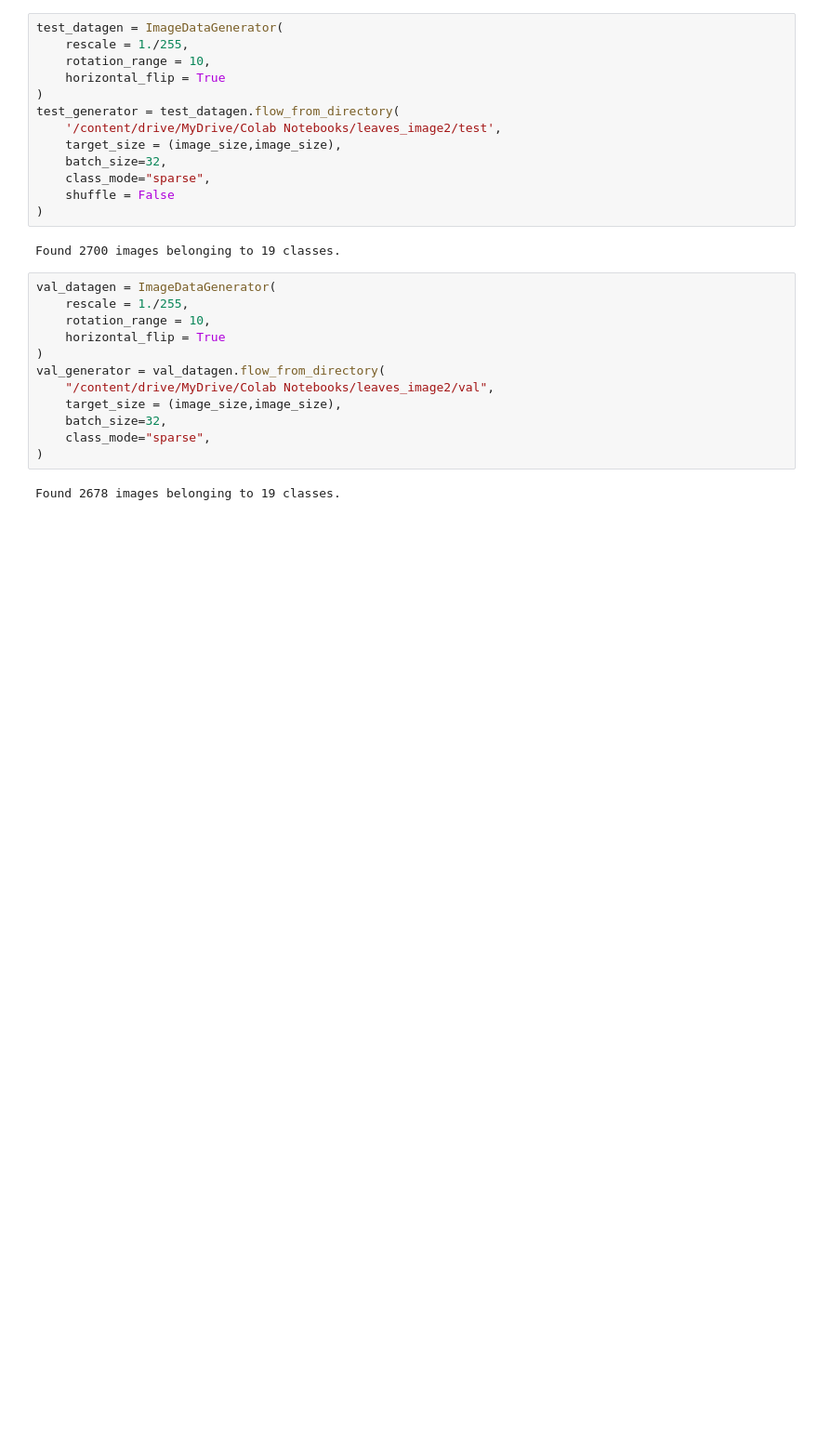
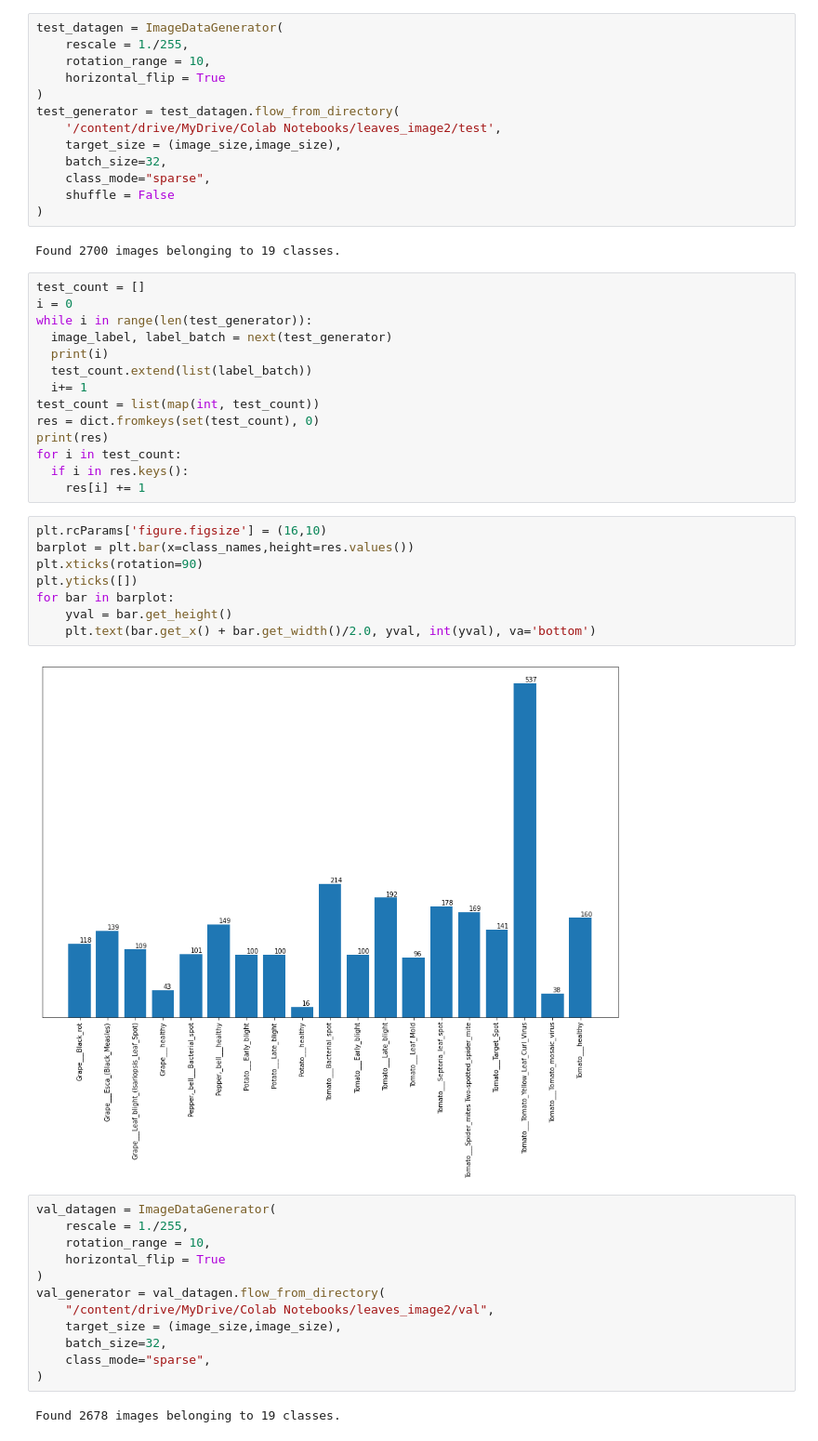
Before and after one commit to Vishwajeet111/Classification-of-Leaves-disease, a Jupyter notebook: Trial_v_1.ipynb, the cells around one changed output. Shown at 93% size. Cells and saved outputs as stored; diff of their text form; blank space fills up the shorter version.

```diff
--- a/Trial_v_1.ipynb
+++ b/Trial_v_1.ipynb
@@ -44,6 +56,30 @@ test_generator = test_datagen.flow_from_directory(
 )
 # %% [output]
 Found 2700 images belonging to 19 classes.
+# %%
+test_count = []
+i = 0
+while i in range(len(test_generator)):
+  image_label, label_batch = next(test_generator)
+  print(i)
+  test_count.extend(list(label_batch))
+  i+= 1
+test_count = list(map(int, test_count))
+res = dict.fromkeys(set(test_count), 0)
+print(res)
+for i in test_count:
+  if i in res.keys():
+    res[i] += 1
+# %%
+plt.rcParams['figure.figsize'] = (16,10)
+barplot = plt.bar(x=class_names,height=res.values())
+plt.xticks(rotation=90)
+plt.yticks([])
+for bar in barplot:
+    yval = bar.get_height()
+    plt.text(bar.get_x() + bar.get_width()/2.0, yval, int(yval), va='bottom')
+# %% [output]
+[figure, added]
 # %%
 val_datagen = ImageDataGenerator(
     rescale = 1./255,
```
Also changed, not shown: parts of 4 cells of this notebook.
